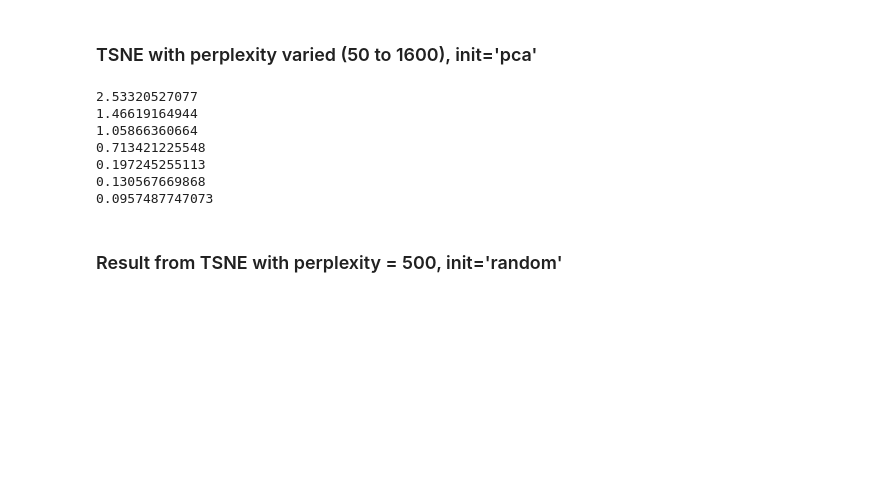
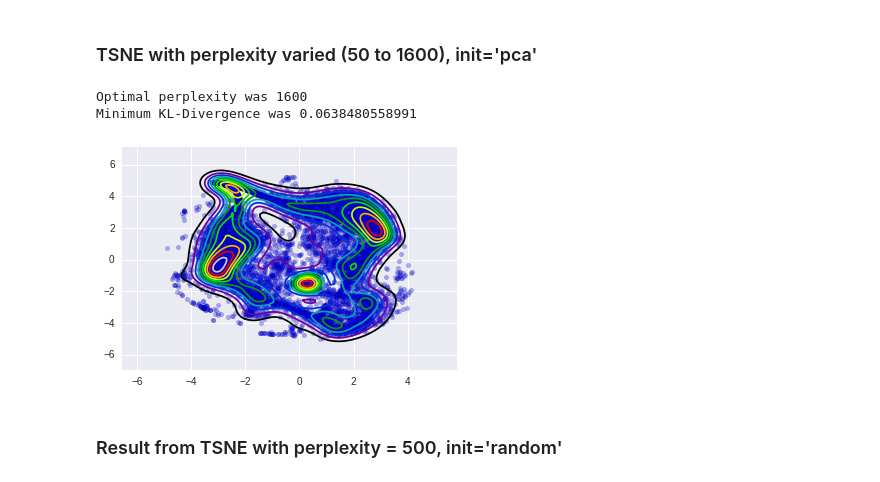
Before and after one commit to lmwalkowicz/KeplerML, a Jupyter notebook: TSNE_ClusterWorkbook.ipynb, the cells around one changed output. Saved outputs shown, nothing was run; the diff lists cells and outputs as text; code cells hidden in the pictures; blank space fills up the shorter version.

```diff
--- a/TSNE_ClusterWorkbook.ipynb
+++ b/TSNE_ClusterWorkbook.ipynb
@@ -95,50 +97,49 @@ def tsne_fit(perplexity):
 
     # Import some things
     X = np.load('X_tmp.npy')
     filesSample = np.load('files_tmp.npy')
 
     scaler = preprocessing.StandardScaler().fit(X)
     X = scaler.transform(X)
-    tsne = TSNE(n_components=2,perplexity=perplexity,init='pca')
+    tsne = TSNE(n_components=2,perplexity=perplexity,init='random')
     tsne_fit=tsne.fit_transform(X)
-    tsneX=np.array(tsne_fit[:,0])
-    tsneY=np.array(tsne_fit[:,1])
+
+    # Goal is to minimize the KL-Divergence
     kl_div = tsne.kl_divergence_
+
+    # Tying files to t-SNE data coordinates
     dataTSNE = [[filesSample[i],tsne_fit[i][0],tsne_fit[i][1]] for i in range(len(tsne_fit))]
-    return kl_div,tsneX,tsneY,dataTSNE
 
-perplexities = np.array([50,100,200,400,800,1600])
+    return kl_div,tsne_fit,dataTSNE
+
+perplexities = np.array([50,100,200,400,800,1200,1600])
 p = Pool(len(perplexities))
 tsne = p.map(tsne_fit,perplexities)
 p.close()
 
 for i in range(len(tsne)):
     if tsne[i][0]<tsne[i-1][0] or i==0:
         min_kl_div = tsne[i][0]
         ind = i
 print("Optimal perplexity was %s"%perplexities[ind])
 print("Minimum KL-Divergence was %s"%min_kl_div)
 
 tsne_min_kl = tsne[ind]
-x,y,dataTSNE = tsne_min_kl[1],tsne_min_kl[2],tsne_min_kl[3]
+tsne_fit = tsne_min_kl[1]
+x=tsne_fit[:,0]
+y=tsne_fit[:,1]
+dataTSNE = tsne_min_kl[2]
 
 os.remove('X_tmp.npy')
 os.remove('files_tmp.npy')
 
 with sns.axes_style("darkgrid"):
     sns.kdeplot(x, y,shade=False,cmap="nipy_spectral")
     plt.scatter(x, y,alpha=.3)
+# %% [output]
+Optimal perplexity was 1600
+Minimum KL-Divergence was 0.0638480558991
+[figure, added]
-# %%
-for i in range(len(tsne)):
-    print(tsne[i][0])
-# %% [output]
-2.53320527077
-1.46619164944
-1.05866360664
-0.713421225548
-0.197245255113
-0.130567669868
-0.0957487747073
 # %% [markdown]
 ### Result from TSNE with perplexity = 500, init='random'
 # %%
```
Also changed, not shown: parts of 10 cells of this notebook, 2 other files.
